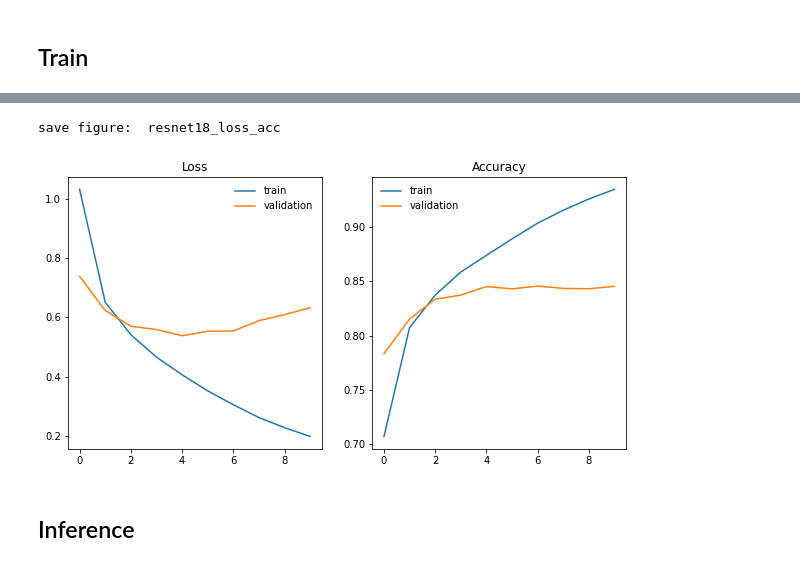
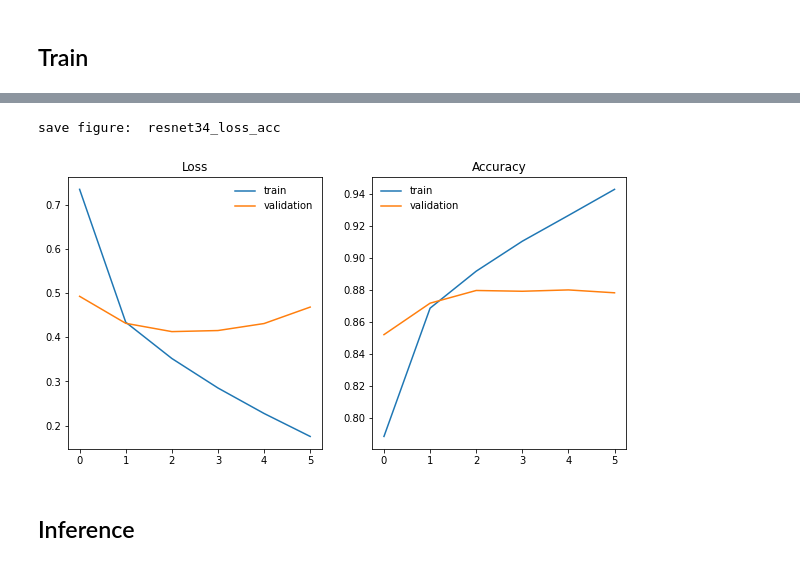
Before and after one commit to watchstep/draw9, a Jupyter notebook: model/main.ipynb, the cells around one changed output, grey strips where cells are left out. Drawn from its saved outputs; the diff is of its cells as text; code cells hidden in the pictures.

```diff
--- a/model/main.ipynb
+++ b/model/main.ipynb
@@ -53,11 +53,10 @@ DEVICE = check_device()
 Using Pytorch version :  1.12.1 DEVICE :  cuda
 # %%
 # hyperparameter
-BATCH_SIZE = 64
-EPOCHS = 10
+BATCH_SIZE = 128
+EPOCHS = 20
 LEARING_RATE = 1e-4
-WEIGHT_DECAY = 1e-3
-# WEIGHT_DECAY = 0.05
+WEIGHT_DECAY = 1e-5
 # %% [markdown]
 ## Load Data
 # %%
@@ -105,7 +105,7 @@ save figure:  train_dataet_distribution
 [figure]
 # %%
 train_loader = DataLoader(dataset=train_dataset, batch_size=BATCH_SIZE, shuffle=True)
-val_loader = DataLoader(dataset=test_dataset, batch_size=BATCH_SIZE, shuffle=False)
+val_loader = DataLoader(dataset=val_dataset, batch_size=BATCH_SIZE, shuffle=False)
 # %%
 for (X_train, y_train) in train_loader:
   print(f'Shape of X_train [N, C, H, W] : {X_train.shape}', f'\nType of X_train : {X_train.dtype}\n')  # X_train.type() : torch.FloatTensor
@@ -147,3 +145,5 @@ model = resnet18()
+# %%
+model = resnet34(pretrained=True)
 # %%
 model = model.to(DEVICE)
 summary(model, input_size=(1, 28, 28))
@@ -234,24 +235,24 @@ Best Validation Loss: 0.537413
 # %%
 plt.figure(figsize=(10, 5))
 
 plt.subplot(1, 2, 1)
 plt.plot(train_loss_list, label='train')
 plt.plot(val_loss_list, label='validation')
 plt.title('Loss')
 plt.legend(frameon=False)
 
 
 plt.subplot(1, 2, 2)
 plt.plot(train_acc_list, label='train')
 plt.plot(val_acc_list, label='validation')
 plt.title('Accuracy')
 plt.legend(frameon=False)
-save_figure('resnet18_loss_acc')
+save_figure('resnet34_loss_acc')
 
 plt.show()
 # %% [output]
-save figure:  resnet18_loss_acc
+save figure:  resnet34_loss_acc
-[figure, old version]
+[figure, new version]
 # %% [markdown]
 ## Inference
 # %%
```
Also changed, not shown: parts of 12 cells of this notebook, 43 other files.
